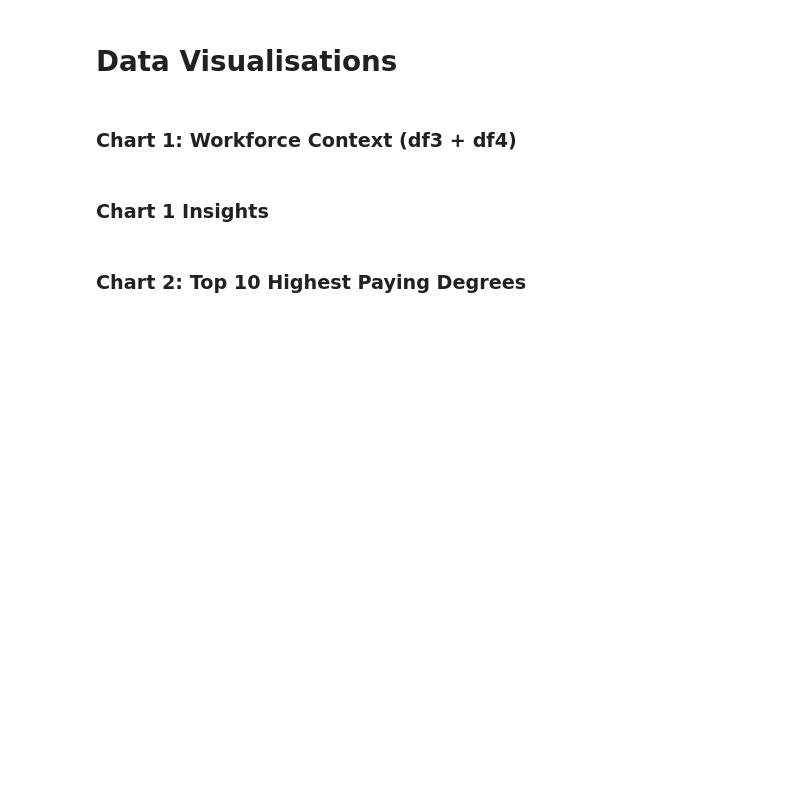
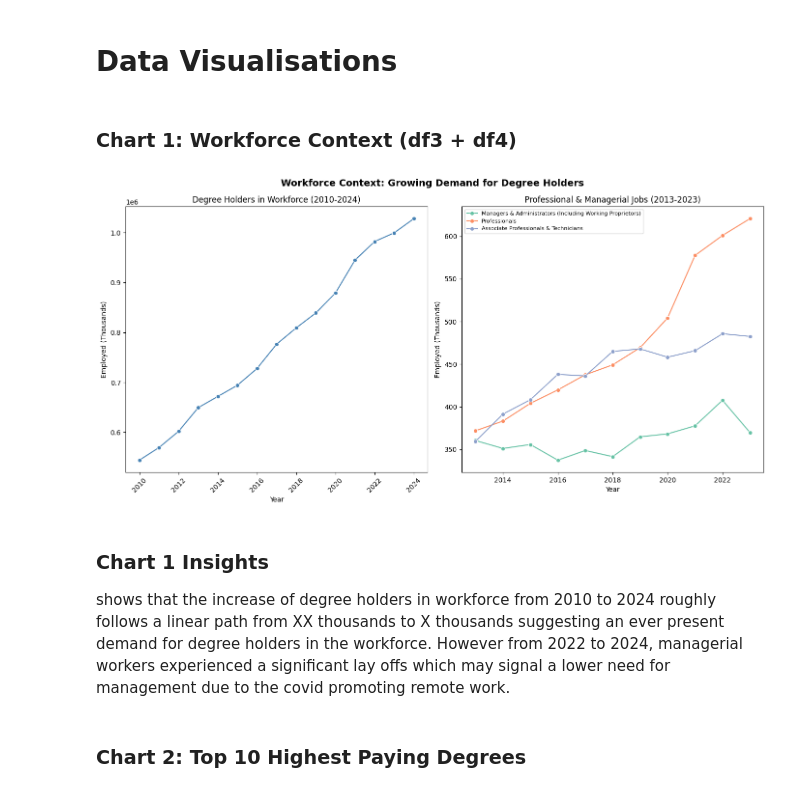
Before and after one commit to Elliot-C-2/pdas_ca2, a Jupyter notebook: ca2.ipynb, the cells around one changed output. Saved outputs shown, nothing was run; the diff lists cells and outputs as text; code cells hidden in the pictures; blank space fills up the shorter version.

```diff
--- a/ca2.ipynb
+++ b/ca2.ipynb
@@ -224,7 +426,7 @@ sns.lineplot(
     ax=axes[0]
 )
 axes[0].set_xlabel('Year')
-axes[0].set_ylabel('Employed (Thousands)')
+axes[0].set_ylabel('Employed (Millions)')
 axes[0].set_title('Degree Holders in Workforce (2010-2024)')
 axes[0].tick_params(axis='x', rotation=45)
 
@@ -235,35 +437,38 @@ key_occupations = [
     'Associate Professionals & Technicians'
 ]
 
 df4_filtered = df4_total[df4_total['Occupation'].isin(key_occupations)].copy()
 
 df4_long = df4_filtered.melt(
     id_vars=['Occupation'],
     var_name='Year',
     value_name='Employed_Thousands'
 )
 df4_long['Year'] = df4_long['Year'].astype(int)
 
 sns.lineplot(
     data=df4_long,
     x='Year',
     y='Employed_Thousands',
     hue='Occupation',
     marker='o',
     ax=axes[1],
     palette = 'Set2'
 )
 axes[1].set_xlabel('Year')
 axes[1].set_ylabel('Employed (Thousands)')
 axes[1].set_title('Professional & Managerial Jobs (2013-2023)')
 axes[1].legend(fontsize=8, loc='upper left')
 
 fig.suptitle('Workforce Context: Growing Demand for Degree Holders', fontsize=14, fontweight='bold')
 
 plt.tight_layout()
 plt.show()
+# %% [output]
+[figure, added]
 # %% [markdown]
 ### Chart 1 Insights
+shows that the increase of degree holders in workforce from 2010 to 2024 roughly follows a linear path from XX thousands to X thousands suggesting an ever present demand for degree holders in the workforce. However from 2022 to 2024, managerial workers experienced a significant lay offs which may signal a lower need for management due to the covid promoting remote work.
 # %% [markdown]
 ### Chart 2: Top 10 Highest Paying Degrees
 # %%
```
Also changed, not shown: parts of 23 cells of this notebook.
